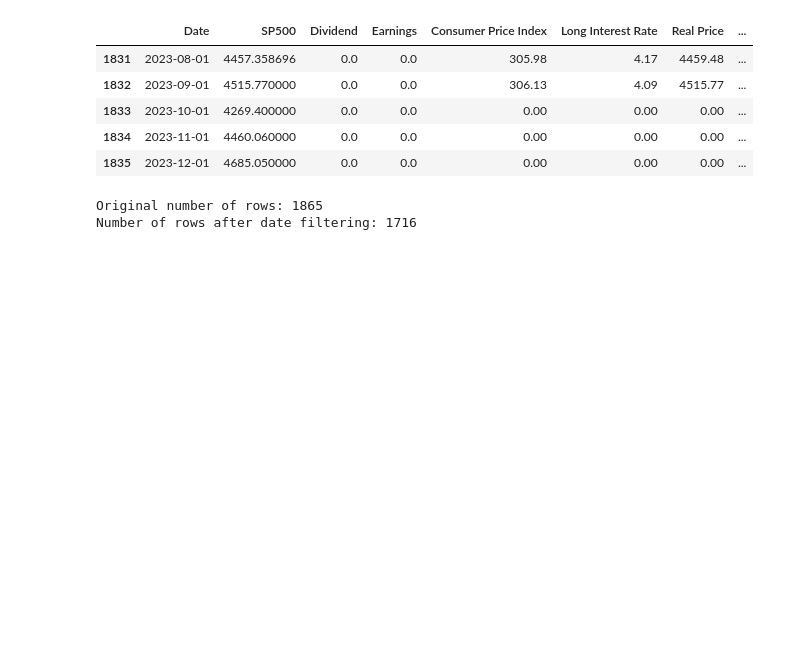
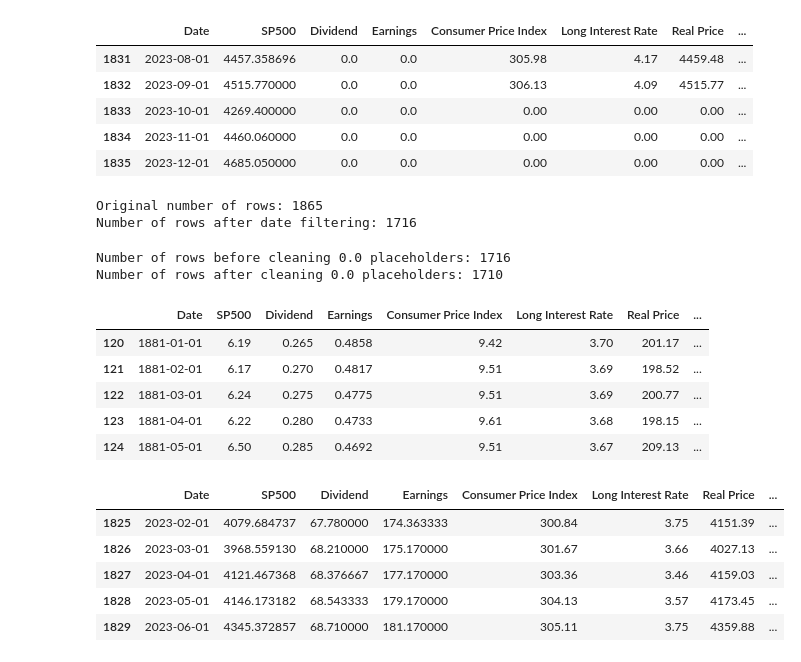
Before and after one commit to biruhyos/dsrp-sp500, a Jupyter notebook: DSRP_S&P_500_Biruh.ipynb, the cells around one changed output. Saved outputs shown, nothing was run; the diff lists cells and outputs as text; code cells hidden in the pictures; blank space fills up the shorter version.

```diff
--- a/DSRP_S&P_500_Biruh.ipynb
+++ b/DSRP_S&P_500_Biruh.ipynb
@@ -164,3 +164,35 @@ DataFrame after filtering by date (tail):
 | 1835 | 2023-12-01 | 4685.050000 | 0.0 | 0.0 | 0.00 | 0.00 | 0.00 | ... |
 Original number of rows: 1865
 Number of rows after date filtering: 1716
+# %%
+columns_to_check_for_zeros = [
+    'SP500', 'Dividend', 'Earnings', 'Real Price',
+    'Real Dividend', 'Real Earnings', 'Shiller_PE_Ratio'
+]
+
+# Create a boolean mask where any of the specified columns are 0.0
+zero_mask = (df_filtered_dates[columns_to_check_for_zeros] == 0.0).any(axis=1)
+
+# Filter out rows where any of the specified columns are 0.0
+df_cleaned = df_filtered_dates[~zero_mask].copy()
+
+print(f"Number of rows before cleaning 0.0 placeholders: {len(df_filtered_dates)}")
+print(f"Number of rows after cleaning 0.0 placeholders: {len(df_cleaned)}")
+
+display(df_cleaned.head())
+display(df_cleaned.tail())
+# %% [output]
+Number of rows before cleaning 0.0 placeholders: 1716
+Number of rows after cleaning 0.0 placeholders: 1710
+|  | Date | SP500 | Dividend | Earnings | Consumer Price Index | Long Interest Rate | Real Price | ... |
+| 120 | 1881-01-01 | 6.19 | 0.265 | 0.4858 | 9.42 | 3.70 | 201.17 | ... |
+| 121 | 1881-02-01 | 6.17 | 0.270 | 0.4817 | 9.51 | 3.69 | 198.52 | ... |
+| 122 | 1881-03-01 | 6.24 | 0.275 | 0.4775 | 9.51 | 3.69 | 200.77 | ... |
+| 123 | 1881-04-01 | 6.22 | 0.280 | 0.4733 | 9.61 | 3.68 | 198.15 | ... |
+| 124 | 1881-05-01 | 6.50 | 0.285 | 0.4692 | 9.51 | 3.67 | 209.13 | ... |
+|  | Date | SP500 | Dividend | Earnings | Consumer Price Index | Long Interest Rate | Real Price | ... |
+| 1825 | 2023-02-01 | 4079.684737 | 67.780000 | 174.363333 | 300.84 | 3.75 | 4151.39 | ... |
+| 1826 | 2023-03-01 | 3968.559130 | 68.210000 | 175.170000 | 301.67 | 3.66 | 4027.13 | ... |
+| 1827 | 2023-04-01 | 4121.467368 | 68.376667 | 177.170000 | 303.36 | 3.46 | 4159.03 | ... |
+| 1828 | 2023-05-01 | 4146.173182 | 68.543333 | 179.170000 | 304.13 | 3.57 | 4173.45 | ... |
+| 1829 | 2023-06-01 | 4345.372857 | 68.710000 | 181.170000 | 305.11 | 3.75 | 4359.88 | ... |
```
Also changed, not shown: parts of 2 cells of this notebook.
